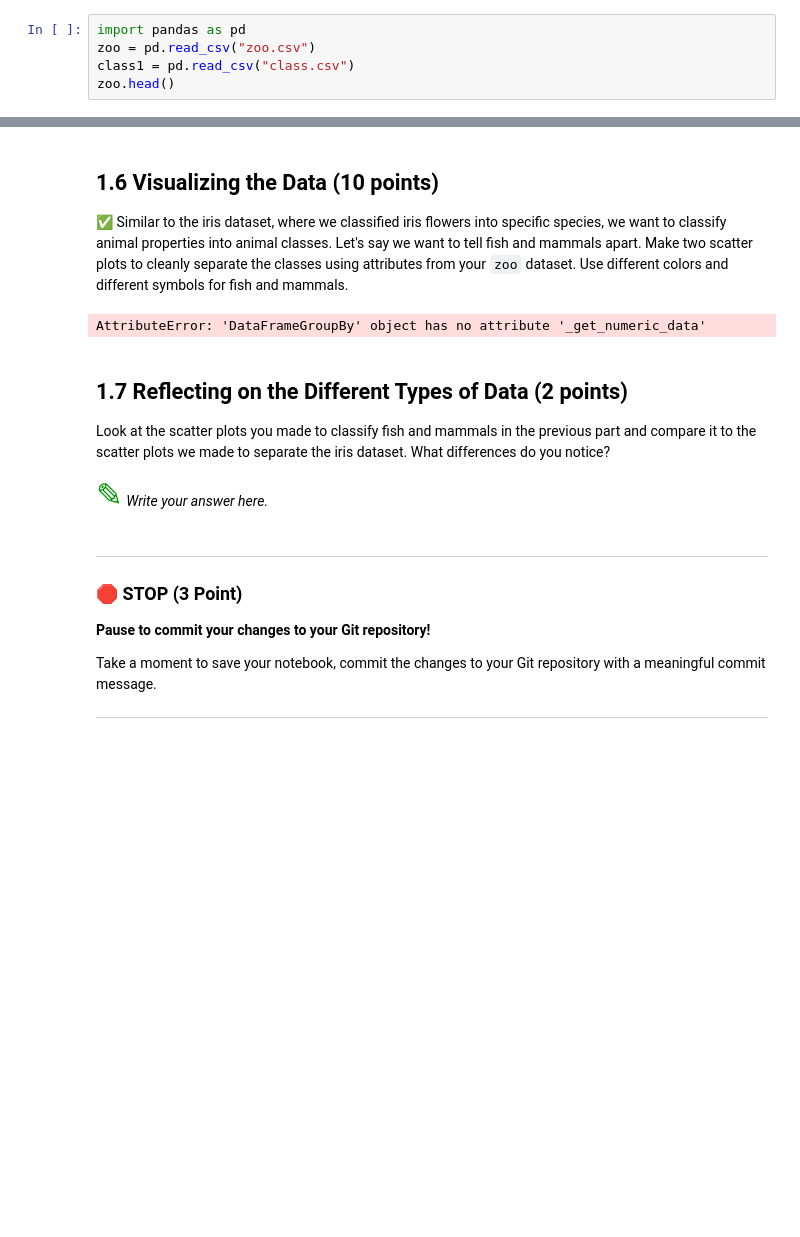
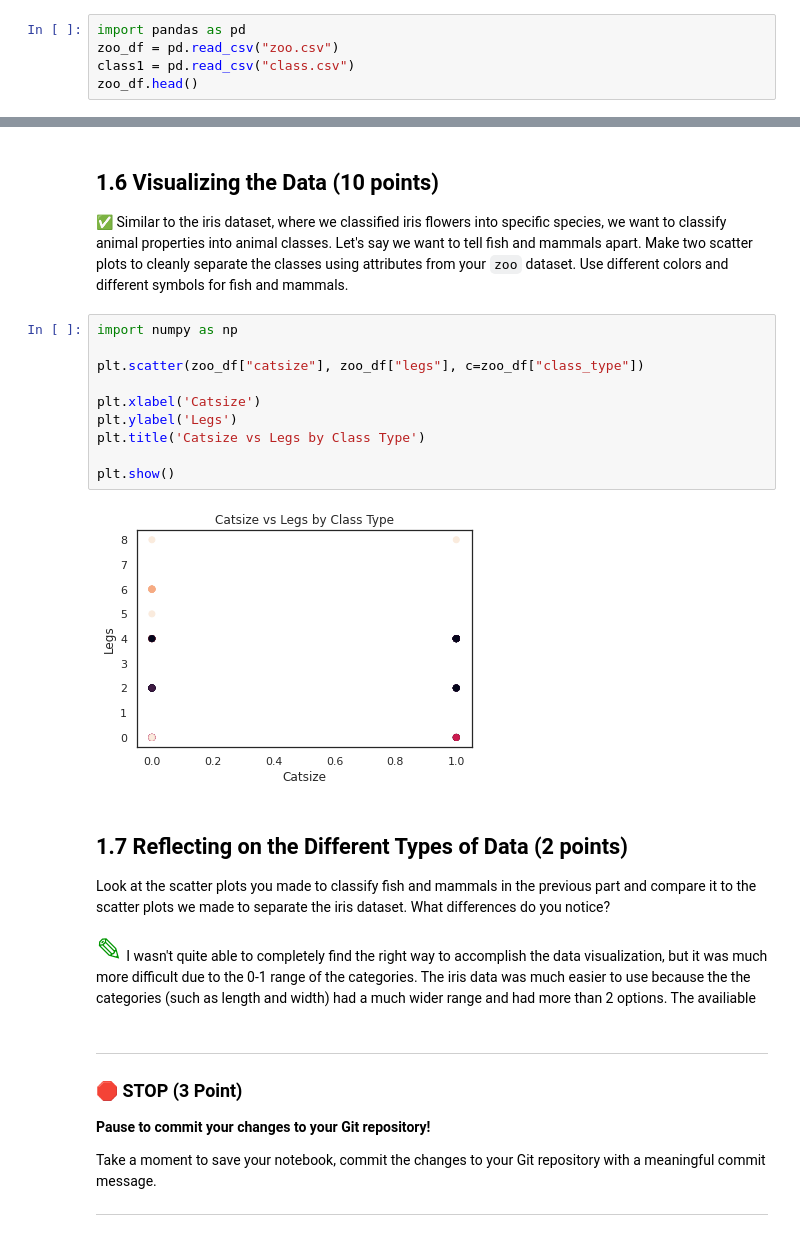
Before and after one commit to joneslu3/CMSE202-s23-turnin, a Jupyter notebook: hw-02/HW-02_PandasAndObjects-STUDENT.ipynb, the cells around one changed output, grey strips where cells are left out. Cells and saved outputs as stored; diff of their text form; blank space fills up the shorter version.

```diff
--- a/hw-02/HW-02_PandasAndObjects-STUDENT.ipynb
+++ b/hw-02/HW-02_PandasAndObjects-STUDENT.ipynb
@@ -84,9 +84,9 @@ Look at both datasets (`class.csv`, `zoo.csv`). Describe the contents of both da
 &#9989; Use pandas to read in the `zoo.csv` and `class.csv` files into DataFrames.
 # %%
 import pandas as pd
-zoo = pd.read_csv("zoo.csv")
+zoo_df = pd.read_csv("zoo.csv")
 class1 = pd.read_csv("class.csv")
-zoo.head()
+zoo_df.head()
 # %% [output]
 |  | animal_name | hair | feathers | eggs | milk | airborne | aquatic | predator | toothed | backbone | ... |
 | 0 | aardvark | 1 | 0 | 0 | 1 | 0 | 0 | 1 | 1 | 1 | ... |
@@ -126,14 +127,23 @@ Look back in the PCA/ICA and see how we used `groupby` to find the number of Iri
 
 &#9989; Similar to the iris dataset, where we classified iris flowers into specific species, we want to classify animal properties into animal classes. Let's say we want to tell fish and mammals apart. Make two scatter plots to cleanly separate the classes using attributes from your `zoo` dataset. Use different colors and different symbols for fish and mammals.
 # %%
+import numpy as np
+
+plt.scatter(zoo_df["catsize"], zoo_df["legs"], c=zoo_df["class_type"])
+
+plt.xlabel('Catsize')
+plt.ylabel('Legs')
+plt.title('Catsize vs Legs by Class Type')
+
+plt.show()
 # %% [output]
-AttributeError: 'DataFrameGroupBy' object has no attribute '_get_numeric_data'
+[figure, added]
 # %% [markdown]
 ## 1.7 Reflecting on the Different Types of Data (2 points)
 
 Look at the scatter plots you made to classify fish and mammals in the previous part and compare it to the scatter plots we made to separate the iris dataset. What differences do you notice?
 # %% [markdown]
-<font size=6 color="#009600">&#9998;</font> *Write your answer here.*
+<font size=6 color="#009600">&#9998;</font> I wasn't quite able to completely find the right way to accomplish the data visualization, but it was much more difficult due to the 0-1 range of the categories. The iris data was much easier to use because the the categories (such as length and width) had a much wider range and had more than 2 options. The availiable
 # %% [markdown]
 ---
 ### &#128721; STOP (3 Point)
```
Also changed, not shown: parts of 8 cells of this notebook.
